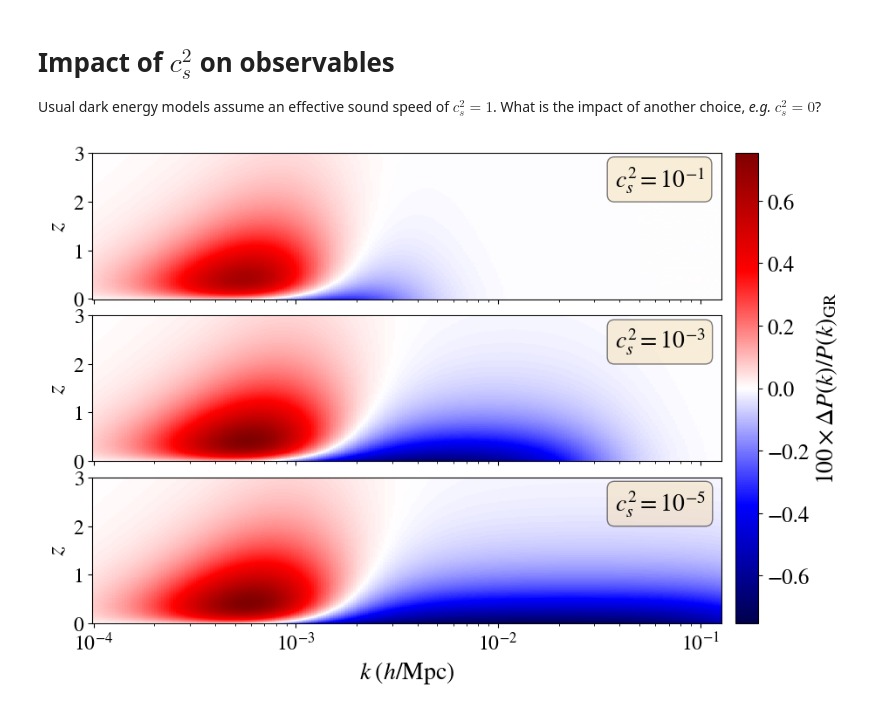
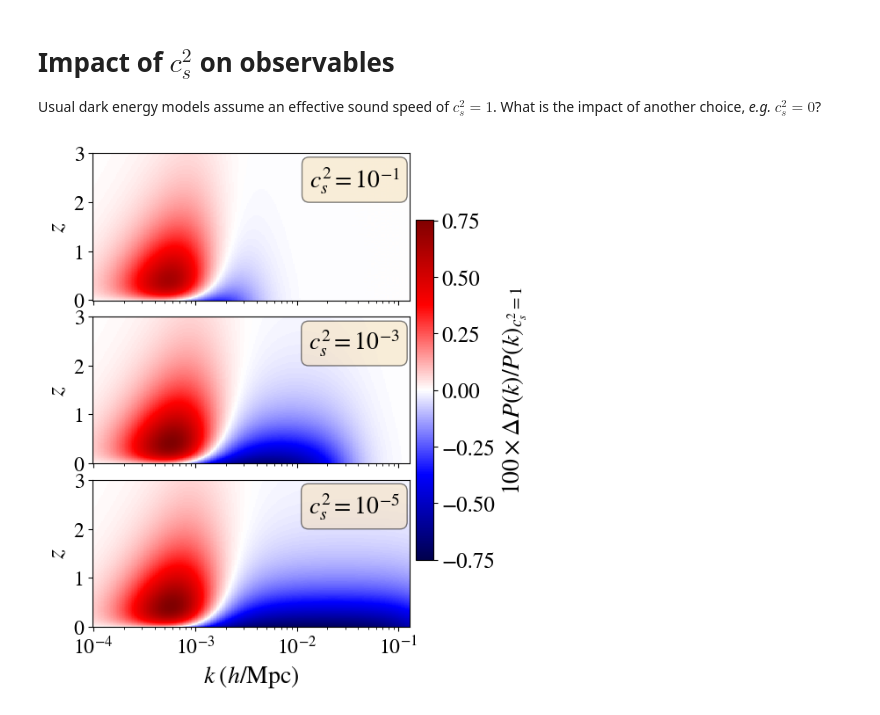
Before and after one commit to joaoreboucas1/cs2-project, a Jupyter notebook: observables_impact/cs2_impact_fluid.ipynb, the cells around one changed output. Drawn from its saved outputs; the diff is of its cells as text; code cells hidden in the pictures.

Commit message:
New plots

```diff
--- a/observables_impact/cs2_impact_fluid.ipynb
+++ b/observables_impact/cs2_impact_fluid.ipynb
@@ -55,7 +55,9 @@ utils.get_observables(base_case, H0, ombh2, omch2, As, ns, tau, w0, wa, "ppf", 0
 for name, case in cases.items():
     utils.get_observables(case, H0, ombh2, omch2, As, ns, tau, w0, wa, "ppf", 0, redshifts, ks)
 # %%
+from importlib import reload
+reload(utils)
 utils.plot_pk_differences(cases, base_case, ks, redshifts, "plots/impact_pk_ppf.png")
 # %% [output]
-[figure, old version]
+[figure, new version]
 # %%
```
Also changed, not shown: parts of 1 cell of this notebook, 24 other files.
